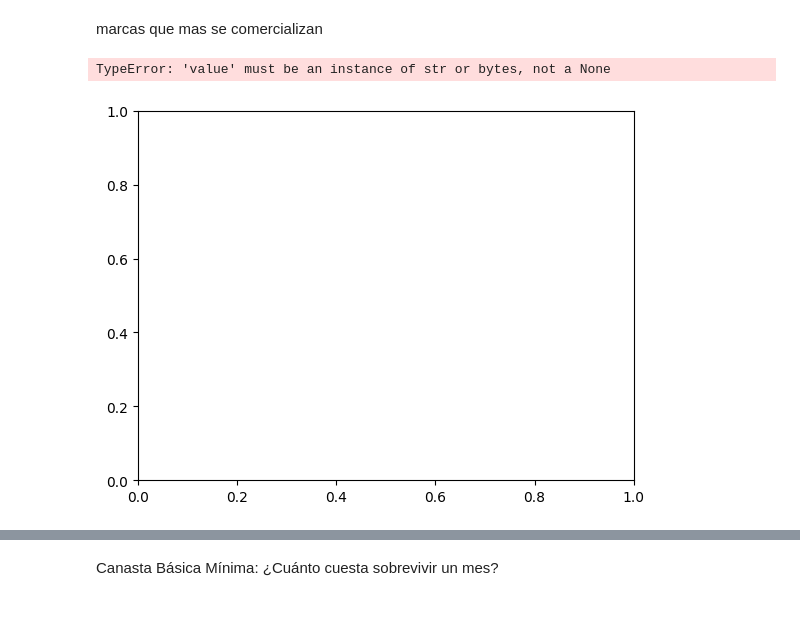
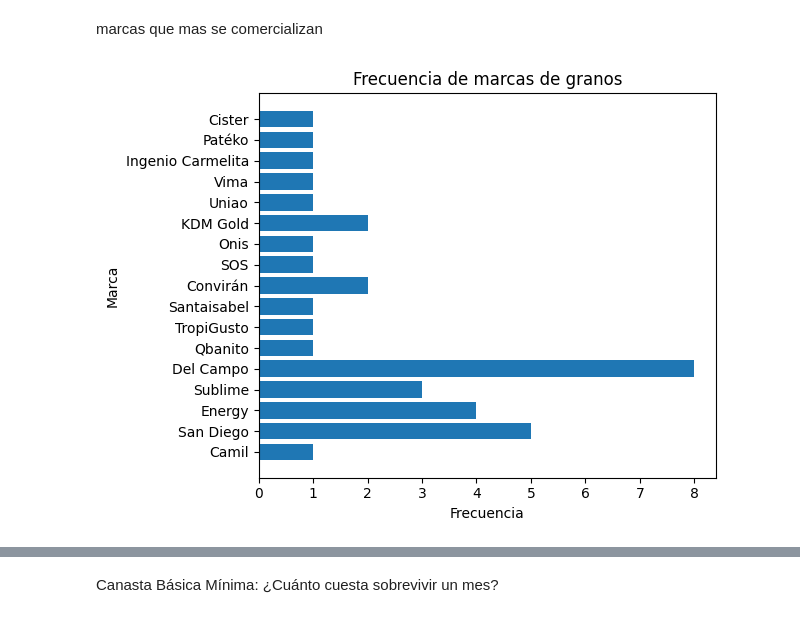
Before and after one commit to Aleinad-06/MYPIMES, a Jupyter notebook: main/main.ipynb, the cells around one changed output, grey strips where cells are left out. Cells and saved outputs as stored; diff of their text form; code cells hidden in the pictures.

```diff
--- a/main/main.ipynb
+++ b/main/main.ipynb
@@ -126,28 +67,11 @@ ZeroDivisionError: division by zero
 # %% [markdown]
 marcas que mas se comercializan
 # %%
-from collections import Counter
+from modules.graphs import productos_mypimes, marcas
 import matplotlib.pyplot as plt
 
-marcas_granos = []
-
-for elementos in union:
-    if elementos.get("tipo") == "granos":
-        marcas_granos.append(elementos.get("marca"))
-
-contador_marcas = Counter(marcas_granos)
-
-
-lista_valores = list(contador_marcas.values())
-lista_valores
-
-fig = plt.bar(list(contador_marcas.keys()), height= lista_valores, color= ["#F5AD18", "#DD0303", "#344F1F"])
-
-plt.title("Marcas mas comunes en los granos")
-
-plt.ylabel("Contidad de repeticiones")
-plt.show()
+a = productos_mypimes(mypime)
+marcas(a)
 # %% [output]
-TypeError: 'value' must be an instance of str or bytes, not a None
-[figure, old version]
+[figure, new version]
 # %%
```
Also changed, not shown: parts of 9 cells of this notebook, 3 other files.
